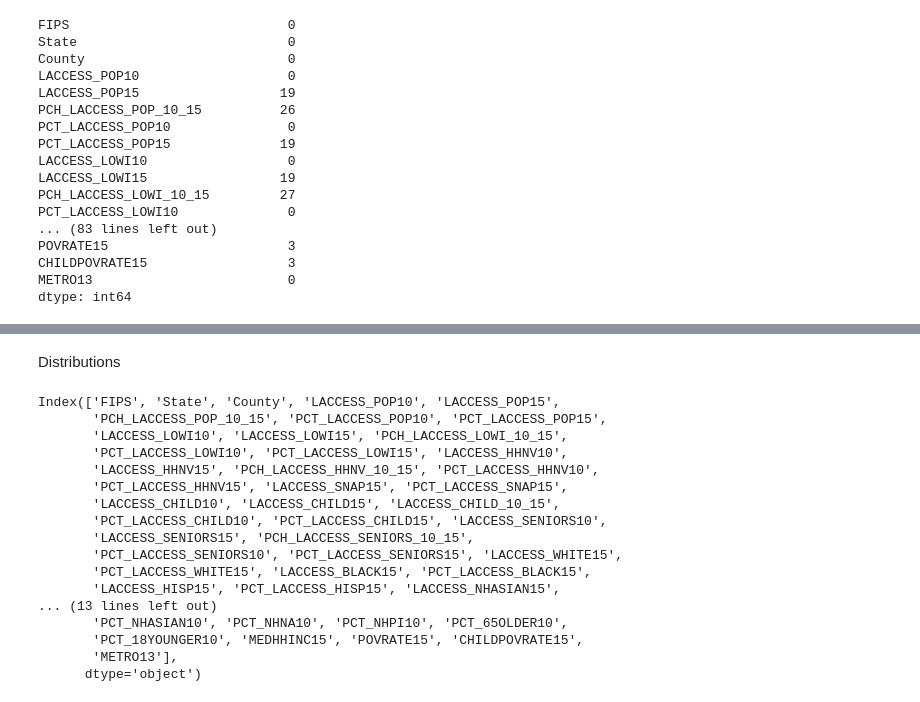
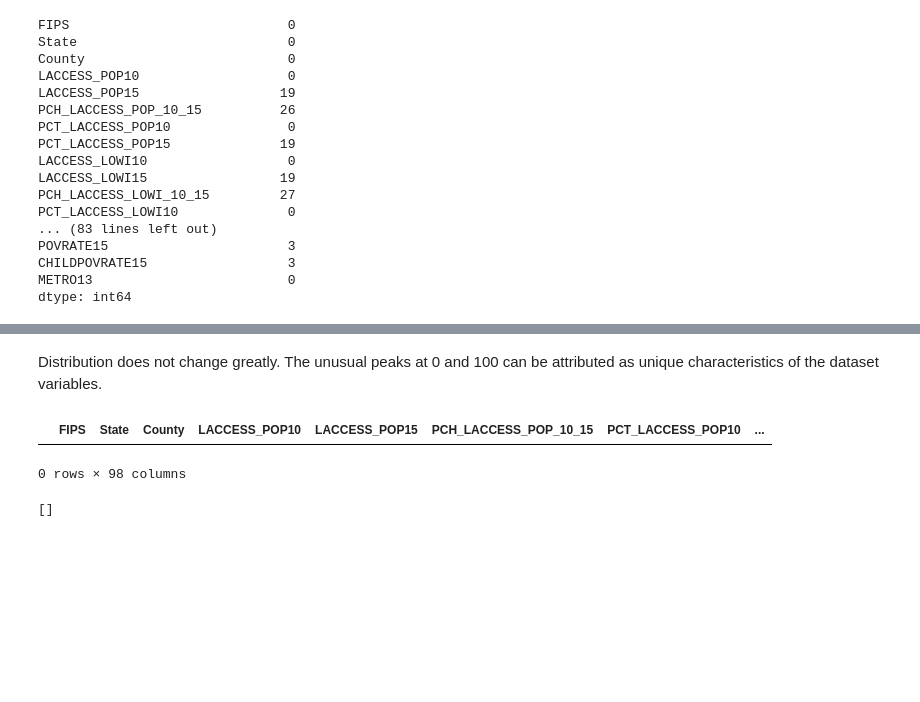
Before and after one commit to tsherpa9/capstone, a Jupyter notebook: src/Cleaning.ipynb, the cells around one changed output, grey strips where cells are left out. Saved outputs shown, nothing was run; the diff lists cells and outputs as text; code cells hidden in the pictures; blank space fills up the shorter version.

Commit message:
Organized files and corrected dataset cleaning

```diff
--- a/src/Cleaning.ipynb
+++ b/src/Cleaning.ipynb
@@ -198,0 +193,8 @@ for c in mis_cols:
+# %% [markdown]
+Distribution does not change greatly. The unusual peaks at 0 and 100 can be attributed as unique characteristics of the dataset variables.
+# %%
+# Only FOODHUB18 is left with missing values. This column does not have any 0 values so I will replace nans with 0s.
+df[df['FOODHUB18']==0]
+# %% [output]
+|  | FIPS | State | County | LACCESS_POP10 | LACCESS_POP15 | PCH_LACCESS_POP_10_15 | PCT_LACCESS_POP10 | ... |
+0 rows × 98 columns
@@ -199 +203,6 @@ for c in mis_cols:
+# %%
+# All missing values have been dealt with
+df.columns[df.isna().any()].tolist()
+# %% [output]
+[]
 # %%
@@ -200,23 +210 @@ for c in mis_cols:
 df.to_pickle(r'./../data/AtlasCleaned.pkl')
-# %% [markdown]
-Distributions
-# %%
-df.columns
-# %% [output]
-Index(['FIPS', 'State', 'County', 'LACCESS_POP10', 'LACCESS_POP15',
-       'PCH_LACCESS_POP_10_15', 'PCT_LACCESS_POP10', 'PCT_LACCESS_POP15',
-       'LACCESS_LOWI10', 'LACCESS_LOWI15', 'PCH_LACCESS_LOWI_10_15',
-       'PCT_LACCESS_LOWI10', 'PCT_LACCESS_LOWI15', 'LACCESS_HHNV10',
-       'LACCESS_HHNV15', 'PCH_LACCESS_HHNV_10_15', 'PCT_LACCESS_HHNV10',
-       'PCT_LACCESS_HHNV15', 'LACCESS_SNAP15', 'PCT_LACCESS_SNAP15',
-       'LACCESS_CHILD10', 'LACCESS_CHILD15', 'LACCESS_CHILD_10_15',
-       'PCT_LACCESS_CHILD10', 'PCT_LACCESS_CHILD15', 'LACCESS_SENIORS10',
-       'LACCESS_SENIORS15', 'PCH_LACCESS_SENIORS_10_15',
-       'PCT_LACCESS_SENIORS10', 'PCT_LACCESS_SENIORS15', 'LACCESS_WHITE15',
-       'PCT_LACCESS_WHITE15', 'LACCESS_BLACK15', 'PCT_LACCESS_BLACK15',
-       'LACCESS_HISP15', 'PCT_LACCESS_HISP15', 'LACCESS_NHASIAN15',
-... (13 lines left out)
-       'PCT_NHASIAN10', 'PCT_NHNA10', 'PCT_NHPI10', 'PCT_65OLDER10',
-       'PCT_18YOUNGER10', 'MEDHHINC15', 'POVRATE15', 'CHILDPOVRATE15',
-       'METRO13'],
-      dtype='object')
```
Also changed, not shown: parts of 14 cells of this notebook, 2 other files.
